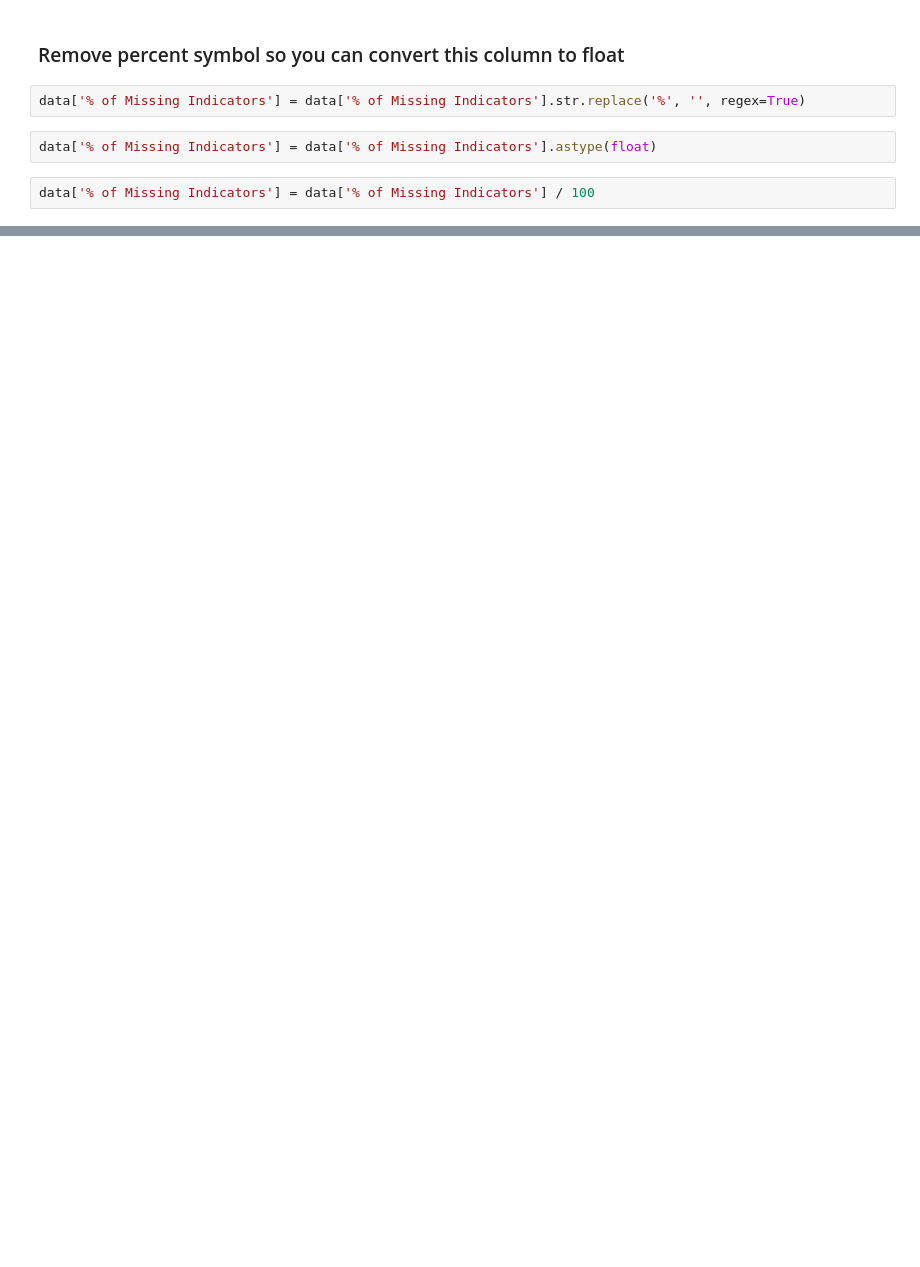
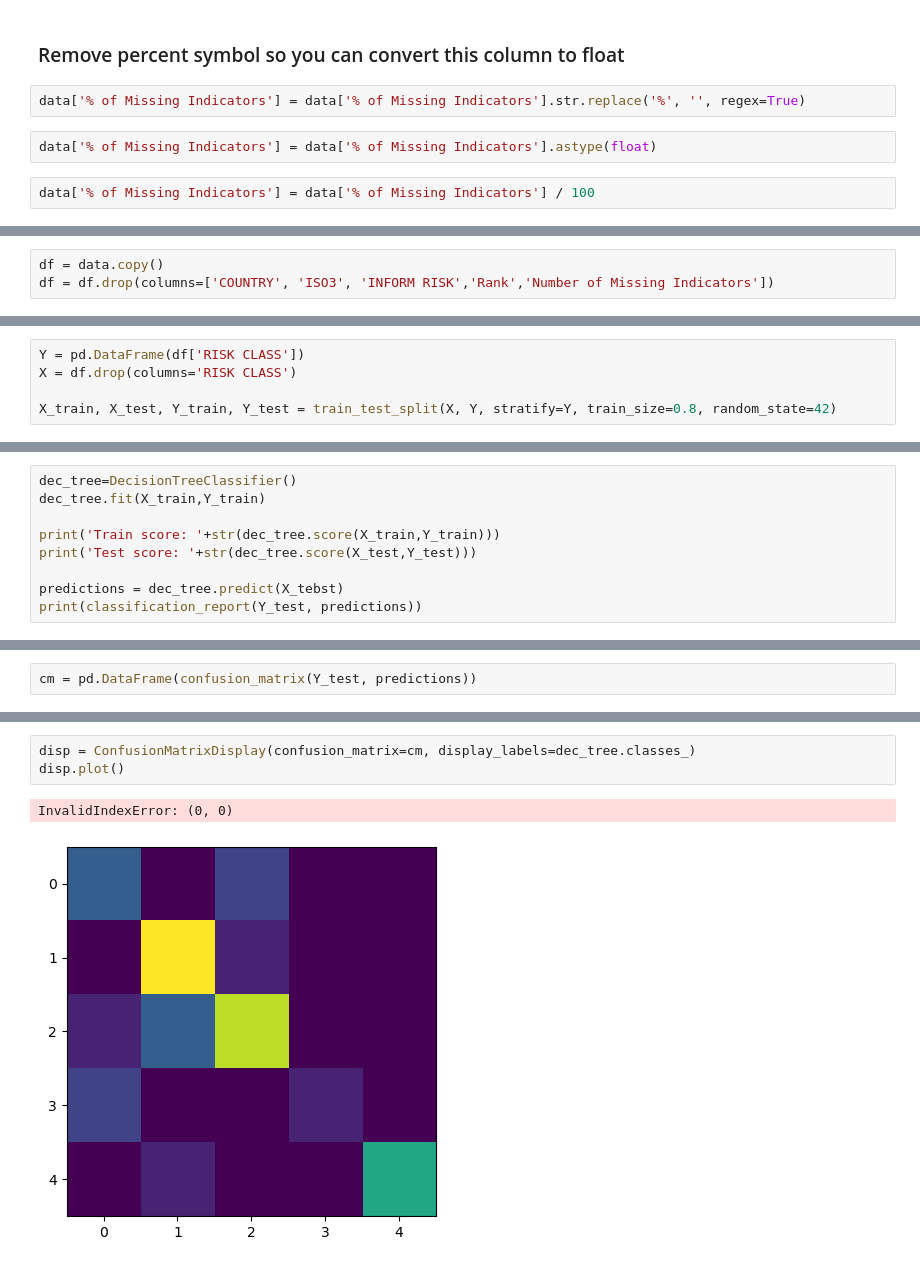
Before and after one commit to eleanoralvarez/Predicting-Humanitarian-Crisis, a Jupyter notebook: EDA-RISK2024.ipynb, the cells around one changed output, grey strips where cells are left out. Cells and saved outputs as stored; diff of their text form; blank space fills up the shorter version.

Commit message:
First decision tree completed

```diff
--- a/EDA-RISK2024.ipynb
+++ b/EDA-RISK2024.ipynb
@@ -152,0 +142,3 @@ sns.heatmap(data=corr,vmin=-1,vmax=1)
+# %%
+df = data.copy()
+df = df.drop(columns=['COUNTRY', 'ISO3', 'INFORM RISK','Rank','Number of Missing Indicators'])
@@ -152,0 +157,5 @@ sns.heatmap(data=corr,vmin=-1,vmax=1)
+# %%
+Y = pd.DataFrame(df['RISK CLASS'])
+X = df.drop(columns='RISK CLASS')
+
+X_train, X_test, Y_train, Y_test = train_test_split(X, Y, stratify=Y, train_size=0.8, random_state=42)
@@ -152,0 +164,9 @@ sns.heatmap(data=corr,vmin=-1,vmax=1)
+# %%
+dec_tree=DecisionTreeClassifier()
+dec_tree.fit(X_train,Y_train)
+
+print('Train score: '+str(dec_tree.score(X_train,Y_train)))
+print('Test score: '+str(dec_tree.score(X_test,Y_test)))
+
+predictions = dec_tree.predict(X_tebst)
+print(classification_report(Y_test, predictions))
@@ -152,0 +187,2 @@ sns.heatmap(data=corr,vmin=-1,vmax=1)
+# %%
+cm = pd.DataFrame(confusion_matrix(Y_test, predictions))
@@ -152,0 +198,6 @@ sns.heatmap(data=corr,vmin=-1,vmax=1)
+# %%
+disp = ConfusionMatrixDisplay(confusion_matrix=cm, display_labels=dec_tree.classes_)
+disp.plot()
+# %% [output]
+InvalidIndexError: (0, 0)
+[figure, added]
```
Also changed, not shown: parts of 26 cells of this notebook.
